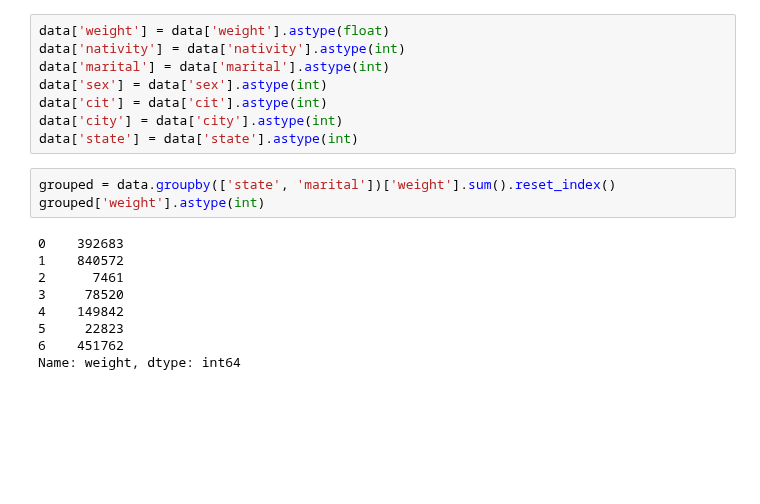
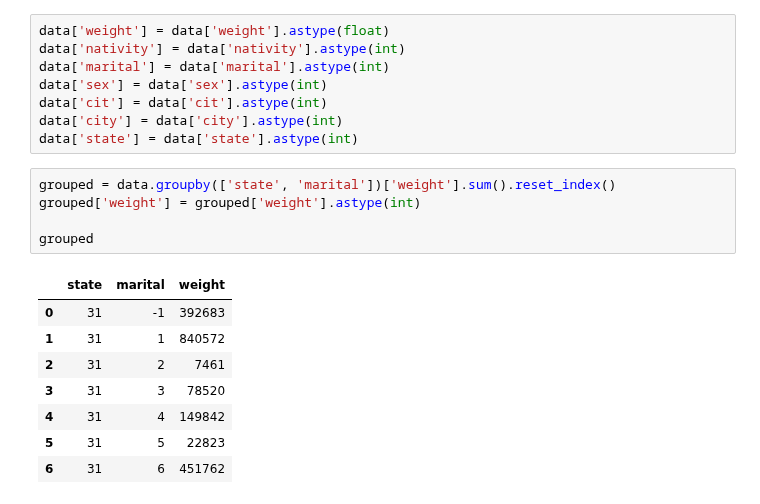
Before and after one commit to w86w86/econ8320_US-Census, a Jupyter notebook: Lesson.ipynb, the cells around one changed output. Drawn from its saved outputs; the diff is of its cells as text; blank space fills up the shorter version.

```diff
--- a/Lesson.ipynb
+++ b/Lesson.ipynb
@@ -274,13 +292,15 @@ data['city'] = data['city'].astype(int)
 data['state'] = data['state'].astype(int)
 # %%
 grouped = data.groupby(['state', 'marital'])['weight'].sum().reset_index()
-grouped['weight'].astype(int)
+grouped['weight'] = grouped['weight'].astype(int)
+
+grouped
 # %% [output]
-0    392683
-1    840572
-2      7461
-3     78520
-4    149842
-5     22823
-6    451762
-Name: weight, dtype: int64
+|  | state | marital | weight |
+| 0 | 31 | -1 | 392683 |
+| 1 | 31 | 1 | 840572 |
+| 2 | 31 | 2 | 7461 |
+| 3 | 31 | 3 | 78520 |
+| 4 | 31 | 4 | 149842 |
+| 5 | 31 | 5 | 22823 |
+| 6 | 31 | 6 | 451762 |
```
Also changed, not shown: parts of 1 cell of this notebook.
